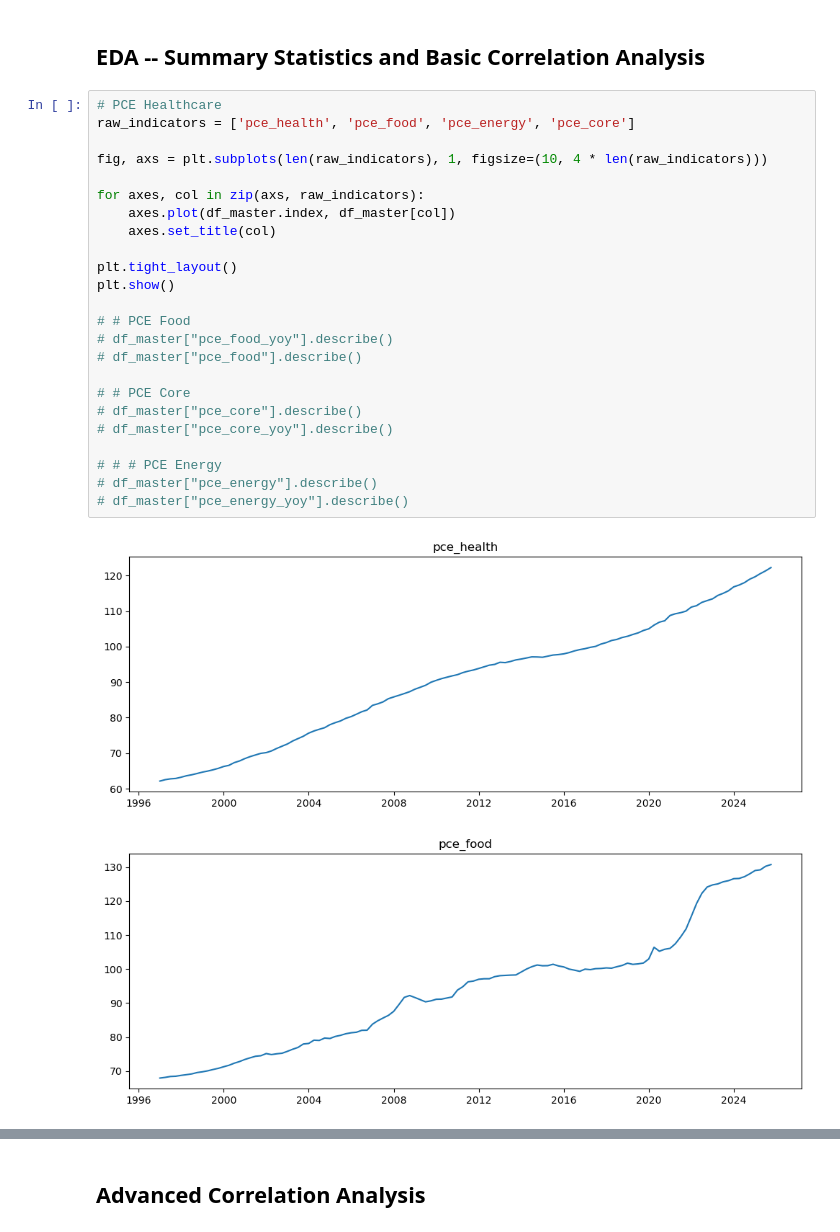
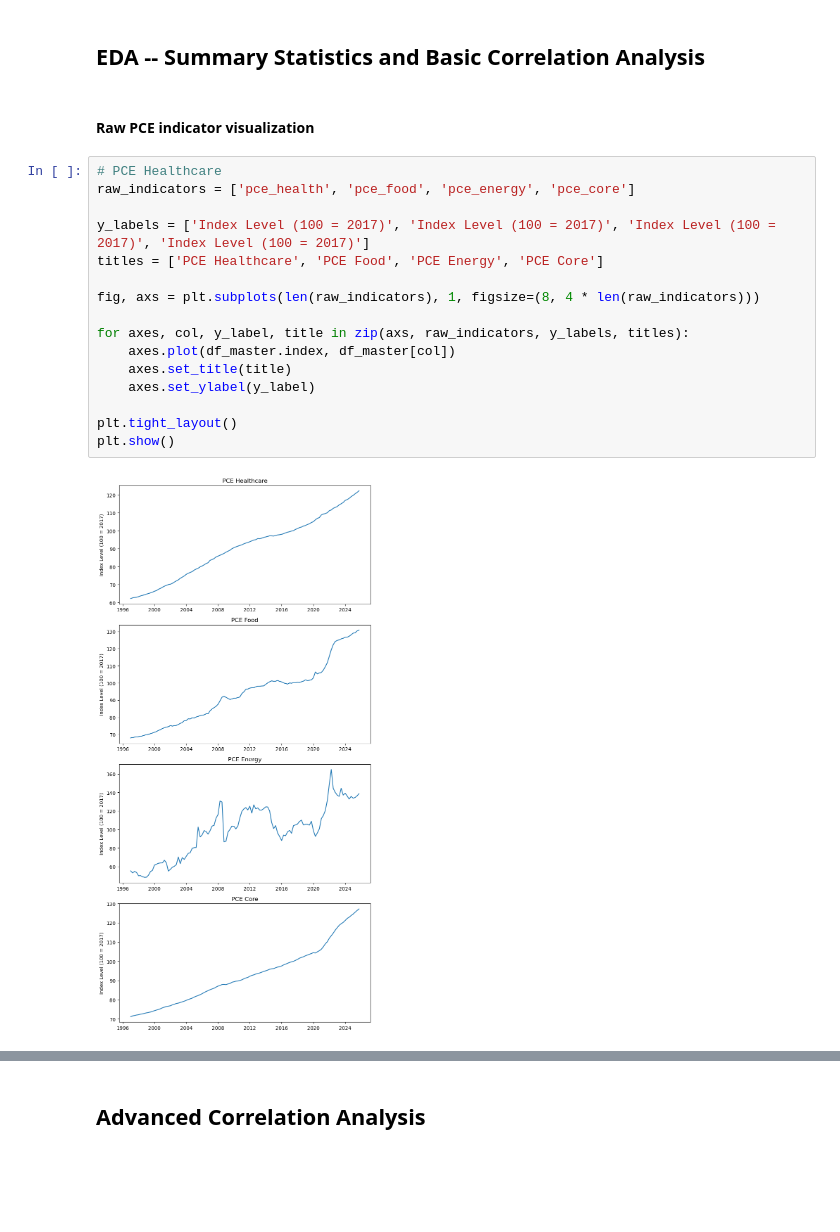
Before and after one commit to mcgeever1/Lam-McGeever-2500, a Jupyter notebook: Lam_McGeever_FP.ipynb, the cells around one changed output, grey strips where cells are left out. Saved outputs shown, nothing was run; the diff lists cells and outputs as text; blank space fills up the shorter version.

Commit message:
Raw metric visualizations & summary stats table

```diff
--- a/Lam_McGeever_FP.ipynb
+++ b/Lam_McGeever_FP.ipynb
@@ -121,30 +121,23 @@ df_master["pce_core_yoy_1y"] = df_master["pce_core_yoy"].shift(4)
 df_master["pce_core_yoy_2y"] = df_master["pce_core_yoy"].shift(8)
 # %% [markdown]
 ## EDA -- Summary Statistics and Basic Correlation Analysis
+# %% [markdown]
+#### Raw PCE indicator visualization
 # %%
 # PCE Healthcare
 raw_indicators = ['pce_health', 'pce_food', 'pce_energy', 'pce_core']
 
-fig, axs = plt.subplots(len(raw_indicators), 1, figsize=(10, 4 * len(raw_indicators)))
+y_labels = ['Index Level (100 = 2017)', 'Index Level (100 = 2017)', 'Index Level (100 = 2017)', 'Index Level (100 = 2017)']
+titles = ['PCE Healthcare', 'PCE Food', 'PCE Energy', 'PCE Core']
 
-for axes, col in zip(axs, raw_indicators):
+fig, axs = plt.subplots(len(raw_indicators), 1, figsize=(8, 4 * len(raw_indicators)))
+
+for axes, col, y_label, title in zip(axs, raw_indicators, y_labels, titles):
     axes.plot(df_master.index, df_master[col])
-    axes.set_title(col)
+    axes.set_title(title)
+    axes.set_ylabel(y_label)
 
 plt.tight_layout()
 plt.show()
-
-# # PCE Food
-# df_master["pce_food_yoy"].describe()
-# df_master["pce_food"].describe()
-
-# # PCE Core
-# df_master["pce_core"].describe()
-# df_master["pce_core_yoy"].describe()
-
-# # # PCE Energy
-# df_master["pce_energy"].describe()
-# df_master["pce_energy_yoy"].describe()
 # %% [output]
-[figure, old version]
+[figure, new version]
-[figure, removed]
```
Also changed, not shown: parts of 5 cells of this notebook.
